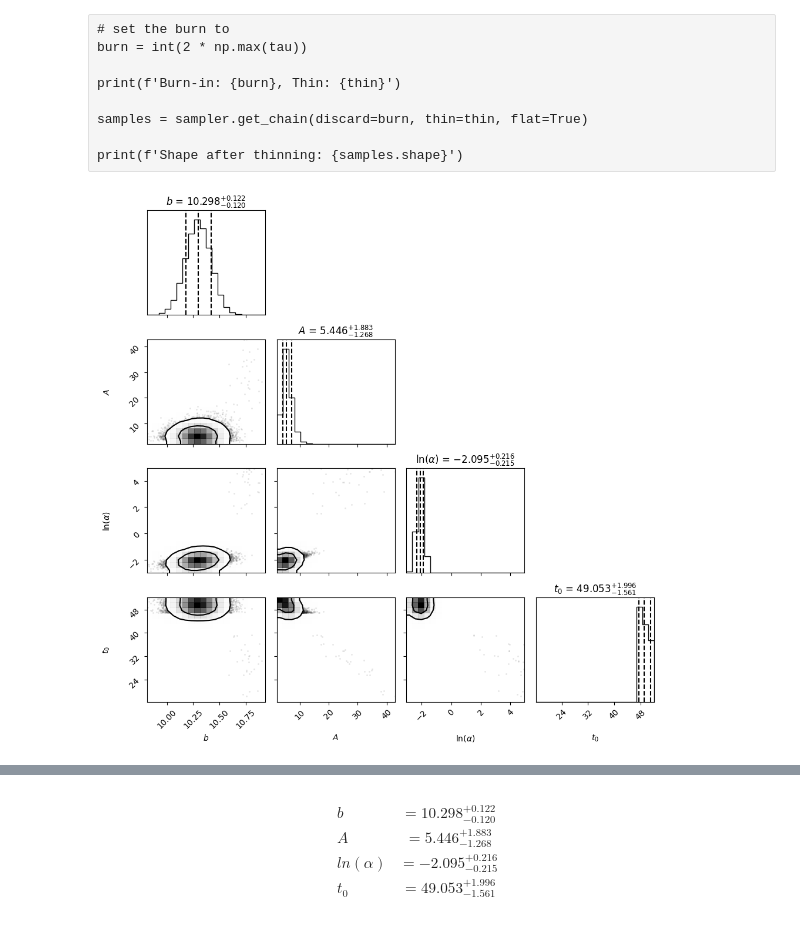
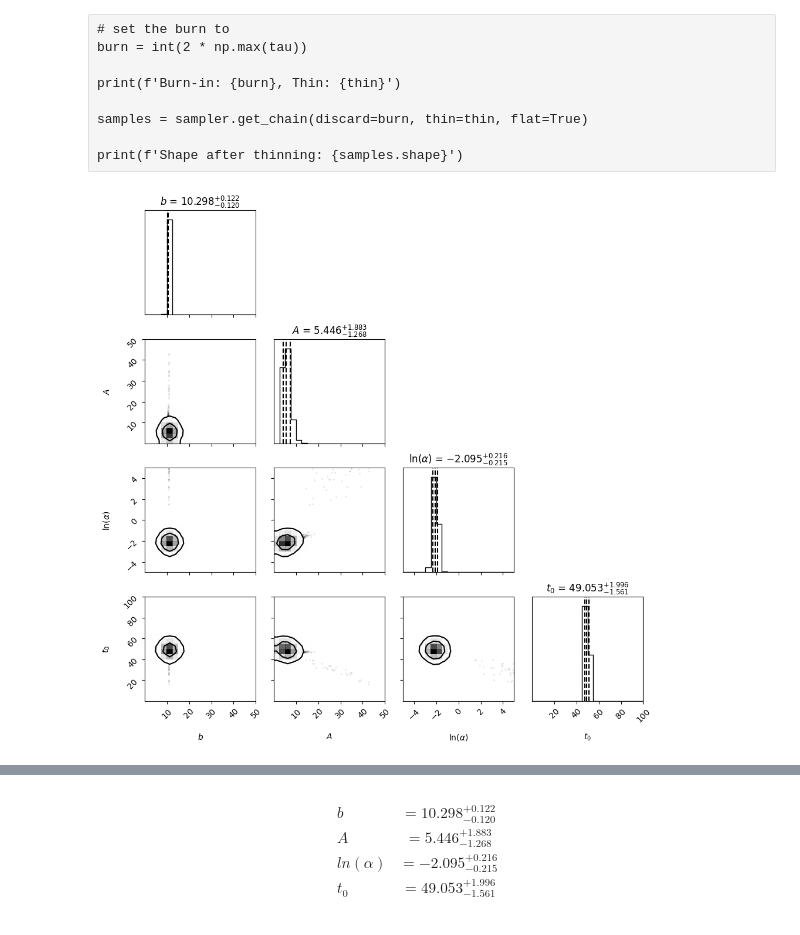
Before and after one commit to APozzi22/Astrostatistic, a Jupyter notebook: 11_Bayesian/Transient_Universe.ipynb, the cells around one changed output, grey strips where cells are left out. Drawn from its saved outputs; the diff is of its cells as text; code cells hidden in the pictures.

Commit message:
Update Transient_Universe.ipynb with corner plot layout

```diff
--- a/11_Bayesian/Transient_Universe.ipynb
+++ b/11_Bayesian/Transient_Universe.ipynb
@@ -134,17 +134,19 @@ samples = sampler.get_chain(discard=burn, thin=thin, flat=True)
 print(f'Shape after thinning: {samples.shape}')
 # %%
 labels = [r'$b$', r'$A$', r'$\ln(\alpha)$', r'$t_0$']
+
 fig = corner.corner(samples, labels=labels,
+                    range=bounds,
                     quantiles=[0.16, 0.5, 0.84],
                     show_titles=True,
                     title_fmt='.3f',
                     title_kwargs={'fontsize': 12},
                     levels=(0.68, 0.95),
                     smooth=1.0)
 
 fig.tight_layout()
 # %% [output]
-[figure, old version]
+[figure, new version]
 # %%
 # Estrai 100 campioni casuali
 posterior_samples = samples[np.random.choice(samples.shape[0], 100, replace=False)]
```
Also changed, not shown: parts of 1 cell of this notebook.
